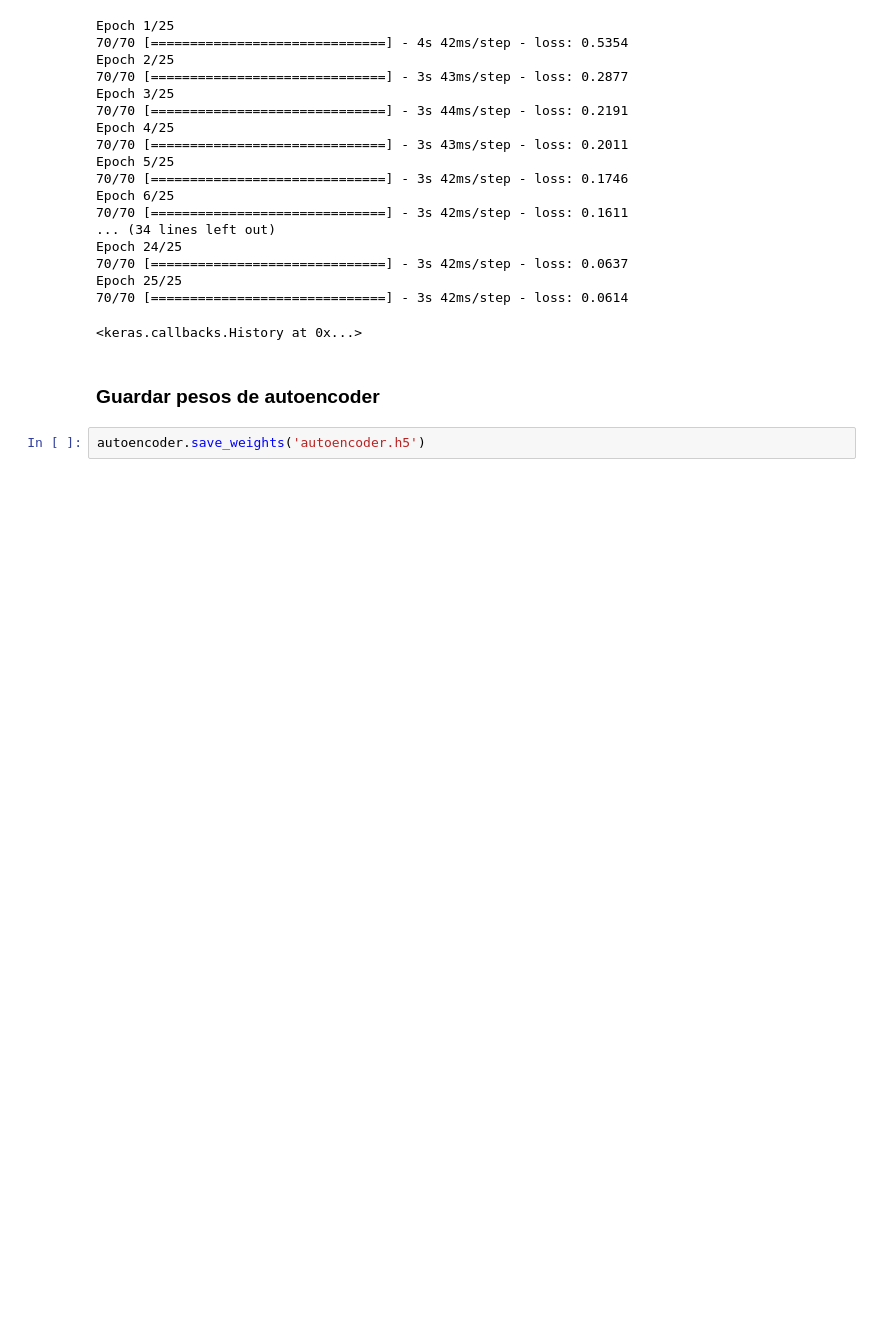
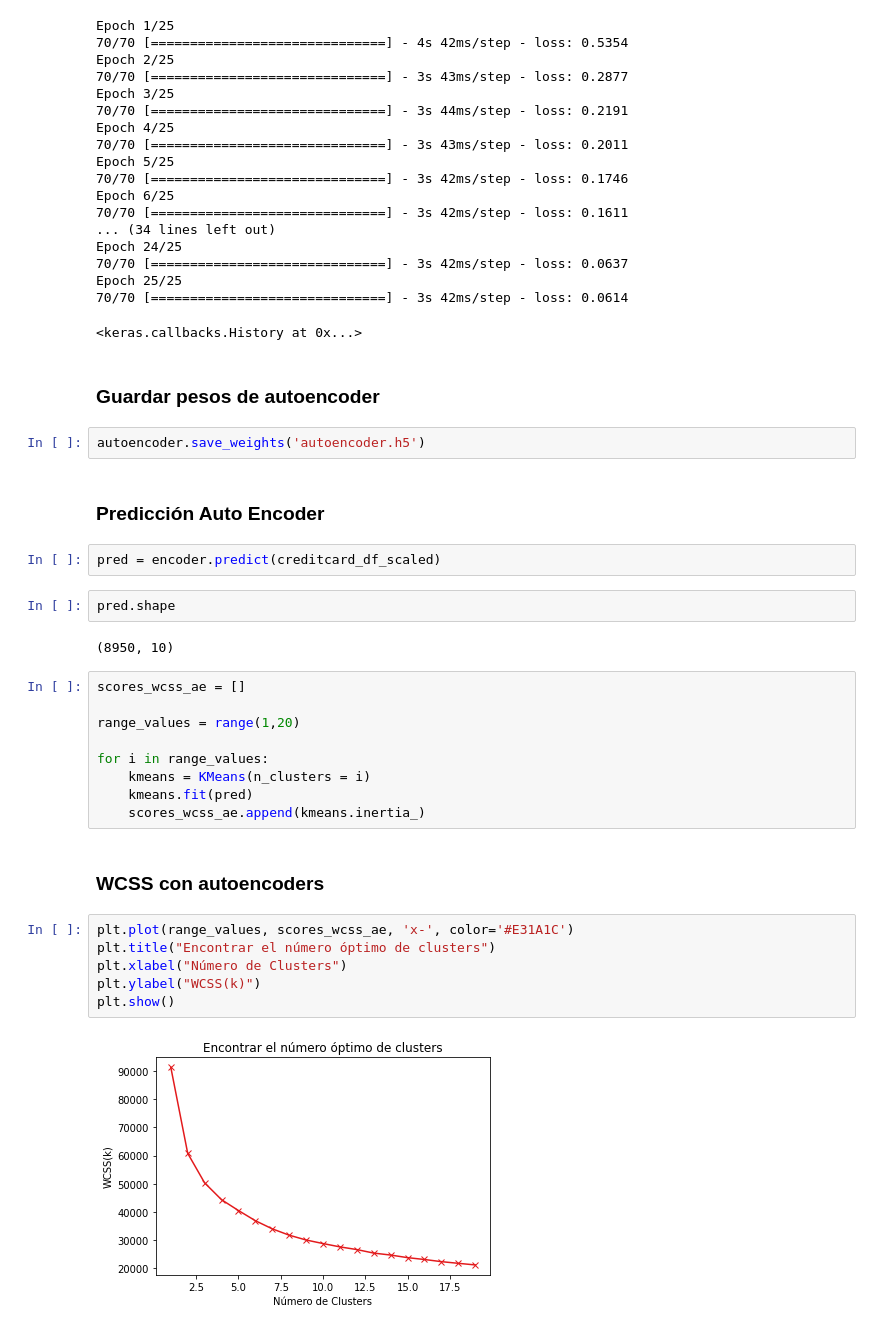
Before and after one commit to FaustinoAndres/customer_classification_with_K-Means, a Jupyter notebook: customer_classification_with_K-Means.ipynb, the cells around one changed output. Saved outputs shown, nothing was run; the diff lists cells and outputs as text; blank space fills up the shorter version.

Commit message:
WCSS autoencoders

```diff
--- a/customer_classification_with_K-Means.ipynb
+++ b/customer_classification_with_K-Means.ipynb
@@ -551,3 +550,30 @@ Epoch 25/25
 ### Guardar pesos de autoencoder
 # %%
 autoencoder.save_weights('autoencoder.h5')
+# %% [markdown]
+### Predicción Auto Encoder
+# %%
+pred = encoder.predict(creditcard_df_scaled)
+# %%
+pred.shape
+# %% [output]
+(8950, 10)
+# %%
+scores_wcss_ae = []
+
+range_values = range(1,20)
+
+for i in range_values:
+    kmeans = KMeans(n_clusters = i)
+    kmeans.fit(pred)
+    scores_wcss_ae.append(kmeans.inertia_)
+# %% [markdown]
+### WCSS con autoencoders
+# %%
+plt.plot(range_values, scores_wcss_ae, 'x-', color='#E31A1C')
+plt.title("Encontrar el número óptimo de clusters")
+plt.xlabel("Número de Clusters")
+plt.ylabel("WCSS(k)")
+plt.show()
+# %% [output]
+[figure, added]
```
Also changed, not shown: parts of 3 cells of this notebook.
